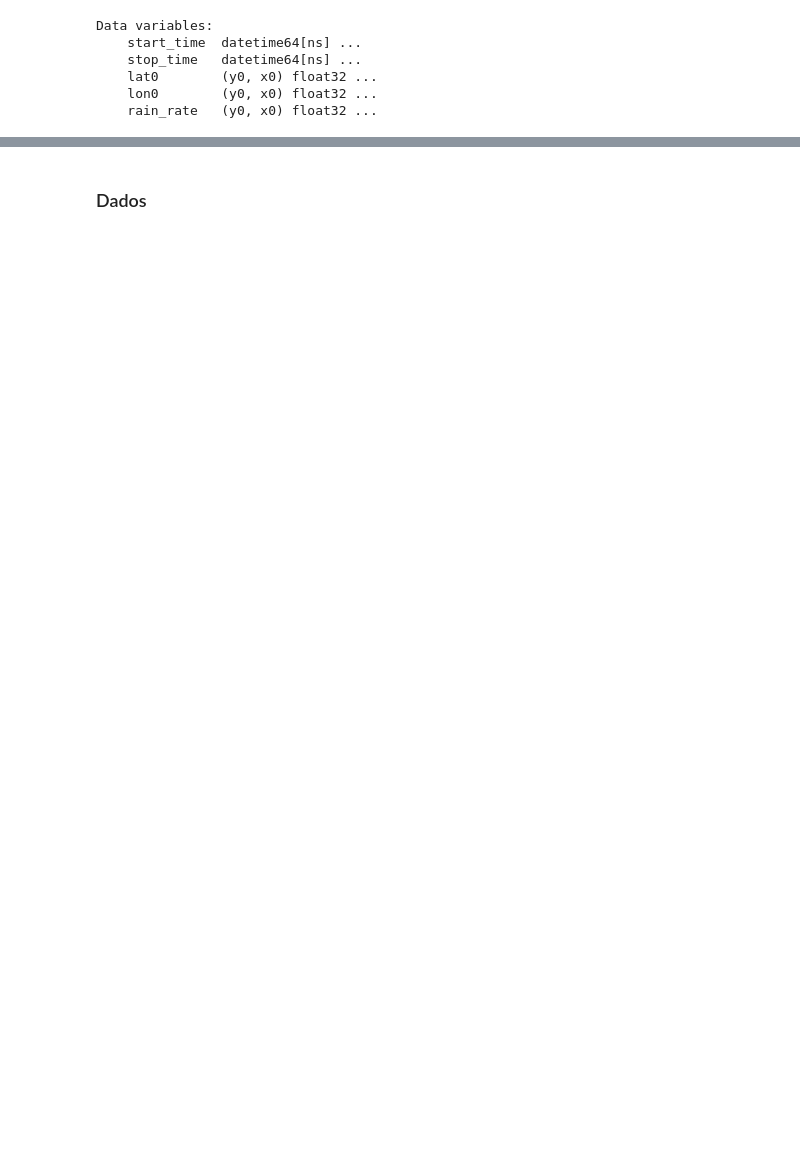
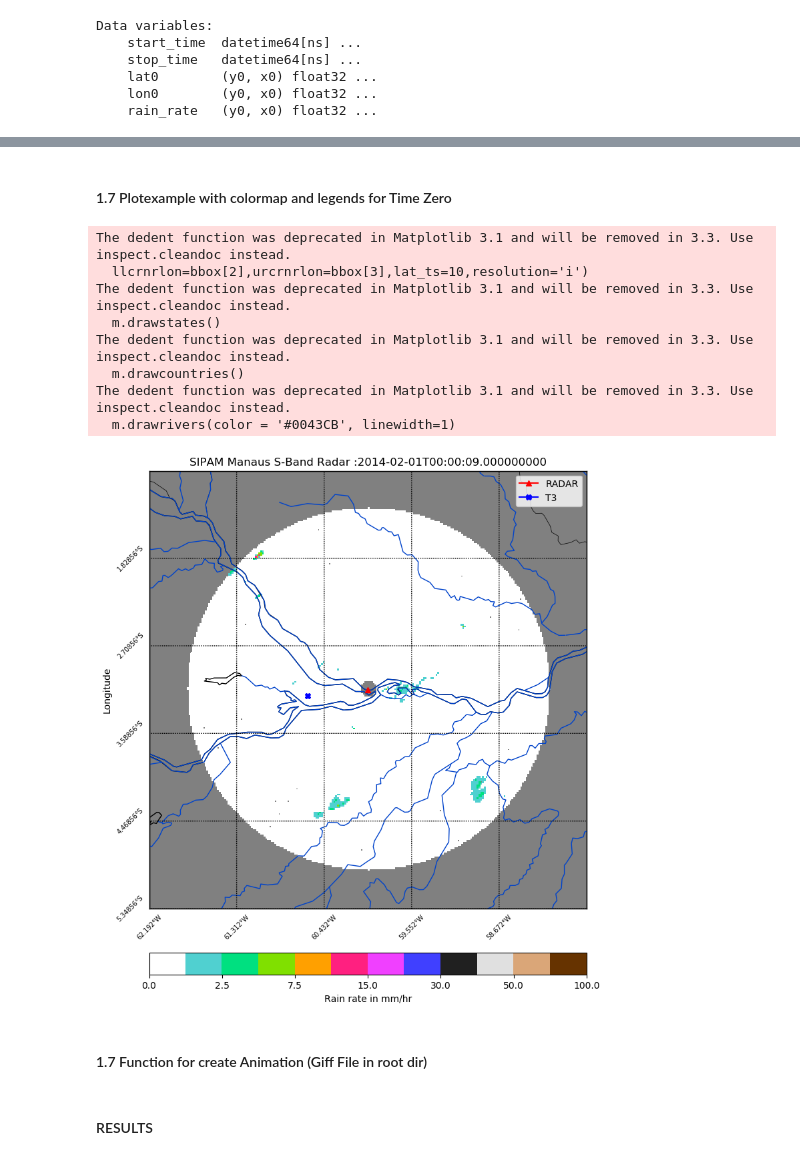
Before and after one commit to helvecioneto/CAP-394, a Jupyter notebook: 01-EDA.ipynb, the cells around one changed output, grey strips where cells are left out. Saved outputs shown, nothing was run; the diff lists cells and outputs as text; code cells hidden in the pictures; blank space fills up the shorter version.

```diff
--- a/01-EDA.ipynb
+++ b/01-EDA.ipynb
@@ -67,0 +167,15 @@ def cap2mmh(data):
+# %% [markdown]
+#### 1.7 Plotexample with colormap and legends for Time Zero
+# %%
+from lib.radar_plot import radar_plot
+img = radar_plot(rr=frames[0],runit=runit,lat=lat,lon=lon,start_time=start_time,stop_time=stop_time)
+# %% [output]
+The dedent function was deprecated in Matplotlib 3.1 and will be removed in 3.3. Use inspect.cleandoc instead.
+  llcrnrlon=bbox[2],urcrnrlon=bbox[3],lat_ts=10,resolution='i')
+The dedent function was deprecated in Matplotlib 3.1 and will be removed in 3.3. Use inspect.cleandoc instead.
+  m.drawstates()
+The dedent function was deprecated in Matplotlib 3.1 and will be removed in 3.3. Use inspect.cleandoc instead.
+  m.drawcountries()
+The dedent function was deprecated in Matplotlib 3.1 and will be removed in 3.3. Use inspect.cleandoc instead.
+  m.drawrivers(color = '#0043CB', linewidth=1)
+[figure, added]
@@ -67,0 +185,2 @@ def cap2mmh(data):
+# %% [markdown]
+#### 1.7 Function for create Animation (Giff File in root dir)
@@ -68,2 +271,2 @@ def cap2mmh(data):
 # %% [markdown]
-### Dados
+#### RESULTS
```
Also changed, not shown: parts of 41 cells of this notebook, 4 other files.
